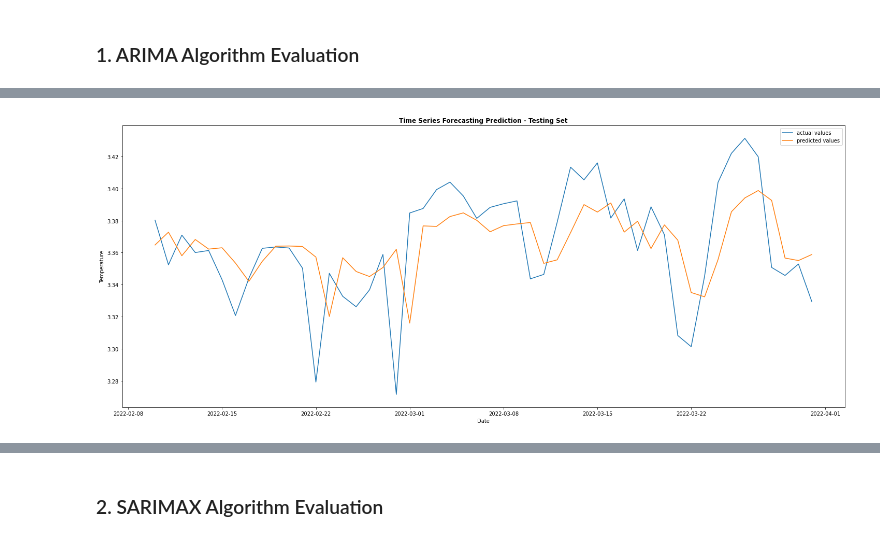
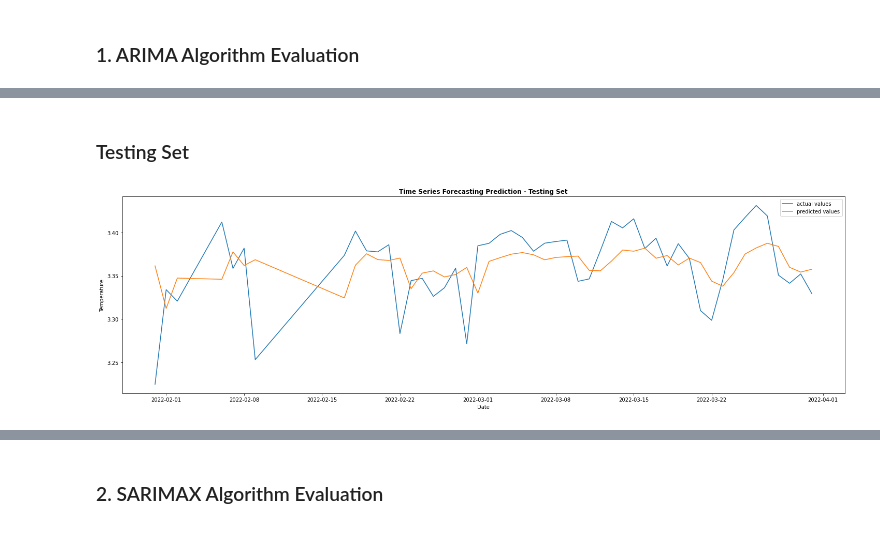
Before and after one commit to votanasrey/Cambodia_Weather_Forcasting_Prediction_With_Time_Series, a Jupyter notebook: modelings/phnompenh_datamodelling_votana.ipynb, the cells around one changed output, grey strips where cells are left out. Saved outputs shown, nothing was run; the diff lists cells and outputs as text; code cells hidden in the pictures.

Commit message:
Resolve the Data Integration Issue && Update ML Model

```diff
--- a/modelings/phnompenh_datamodelling_votana.ipynb
+++ b/modelings/phnompenh_datamodelling_votana.ipynb
@@ -72,0 +131,7 @@ data.head()
+# %%
+#change the date data type
+#data['date'] = pd.to_datetime(data['date'], yearfirst=True)
+#sort the index of data
+#data = data.sort_index(ascending=True)
+
+data = data.reset_index()
@@ -365,7 +416,8 @@ data.drop(['water_content_zscore',
           'wind_speed_zscore',
           'gust_speed_zscore',
           'wind_direction_zscore',
-          'dew_point_zscore'],
+          'dew_point_zscore',
+          'solar_radiation_zscore'],
 axis=1, inplace=True)
 for i in data.columns:
     print(i)
@@ -973,11 +1030,3 @@ Autocorrelation plot of the Residuals to see if there is some correlation left.
 ## ML Algorithms Evaluation
 # %% [markdown]
 ### 1. ARIMA Algorithm Evaluation
-# %%
-# ARIMA LİBRARY
-from statsmodels.tsa.arima_model import ARIMA
-from pandas import datetime
-
-# fit model
-model = ARIMA(tem_test, order=(1,0,1)) # (ARMA) = (1,0,1)
-model_fit_test = model.fit(disp=0)
@@ -984,22 +1055,24 @@ model_fit_test = model.fit(disp=0)
+# %% [markdown]
+### Testing Set
 # %%
 # predict
-start_test = datetime(2022, 2, 10)
+start_test = datetime(2022, 1, 31)
 end_test = datetime(2022, 3, 31)
 forecast_testing = model_fit_test.predict(start=start_test, end=end_test)
 # %%
 #draw the visual of testing set
 
-plt.figure(figsize=(25,10))
+plt.figure(figsize=(25,7))
 plt.plot(tem_test.index, tem_test.temperature, label = "actual values")
 plt.plot(forecast_testing ,label = "predicted values")
 
 plt.title("Time Series Forecasting Prediction - Testing Set", fontweight='bold')
 plt.xlabel("Date")
 plt.ylabel("Temperature")
 plt.legend()
 plt.show()
 # %% [output]
-[figure, old version]
+[figure, new version]
 # %%
 #draw the visual of testing set
 
```
Also changed, not shown: parts of 68 cells of this notebook, 1 other file.
